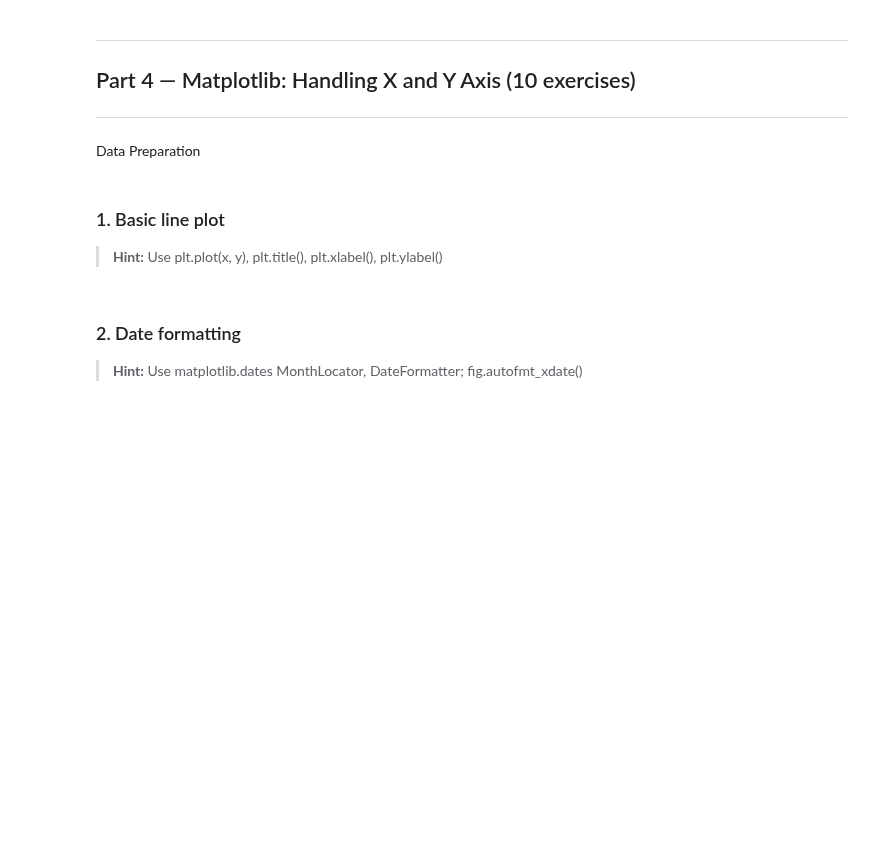
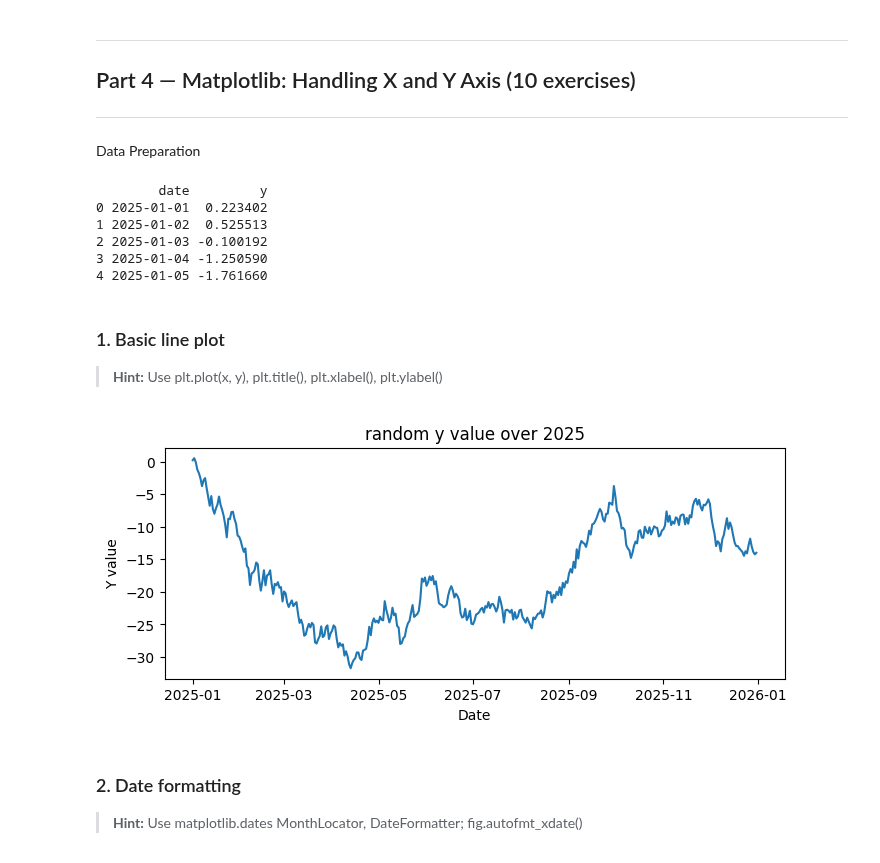
Before and after one commit to A-makarim/OOP, a Jupyter notebook: week 7/COMP0213-Pandas_matplotlib_exercises.ipynb, the cells around one changed output. Cells and saved outputs as stored; diff of their text form; code cells hidden in the pictures; blank space fills up the shorter version.

```diff
--- a/week 7/COMP0213-Pandas_matplotlib_exercises.ipynb
+++ b/week 7/COMP0213-Pandas_matplotlib_exercises.ipynb
@@ -819,13 +819,21 @@ Data Preparation
 # %%
 # Time series demo (daily)
 ts = pd.DataFrame({
-    "date": pd.date_range("2025-01-01","2025-12-31", freq="D"),
-    "y": np.cumsum(np.random.normal(0, 1, 365))
+    "date": pd.date_range("2025-01-01","2025-12-31", freq="D"), # dates for full year
+    "y": np.cumsum(np.random.normal(0, 1, 365))  #cumsum defines a random walk
 })
 
+print(ts.head())
 # print("Datasets ready: customers, transactions, sales, ts")
 # for name, df in [("customers", customers.head()), ("transactions", transactions.head()), ("sales", sales.head()), ("ts", ts.head())]:
 #     print("\n---", name, "---\n", df)
+# %% [output]
+        date         y
+0 2025-01-01  0.223402
+1 2025-01-02  0.525513
+2 2025-01-03 -0.100192
+3 2025-01-04 -1.250590
+4 2025-01-05 -1.761660
 # %% [markdown]
 ### 1. Basic line plot
 
@@ -833,10 +841,14 @@ ts = pd.DataFrame({
 # %%
 # Plot ts as a line with labels and title.
 
 plt.figure(figsize=(8,3))
-# TODO: your code here
-
+plt.plot(ts["date"], ts["y"])
+plt.xlabel("Date")
+plt.ylabel("Y value")
+plt.title("random y value over 2025")
 plt.show()
+# %% [output]
+[figure, added]
 # %% [markdown]
 ### 2. Date formatting
 
```
Also changed, not shown: parts of 4 cells of this notebook.
